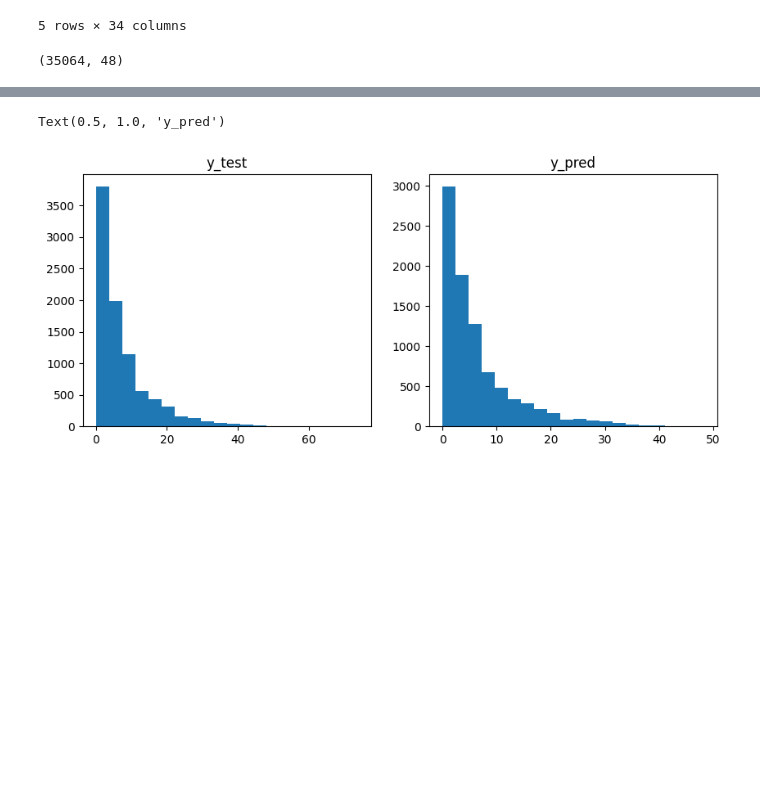
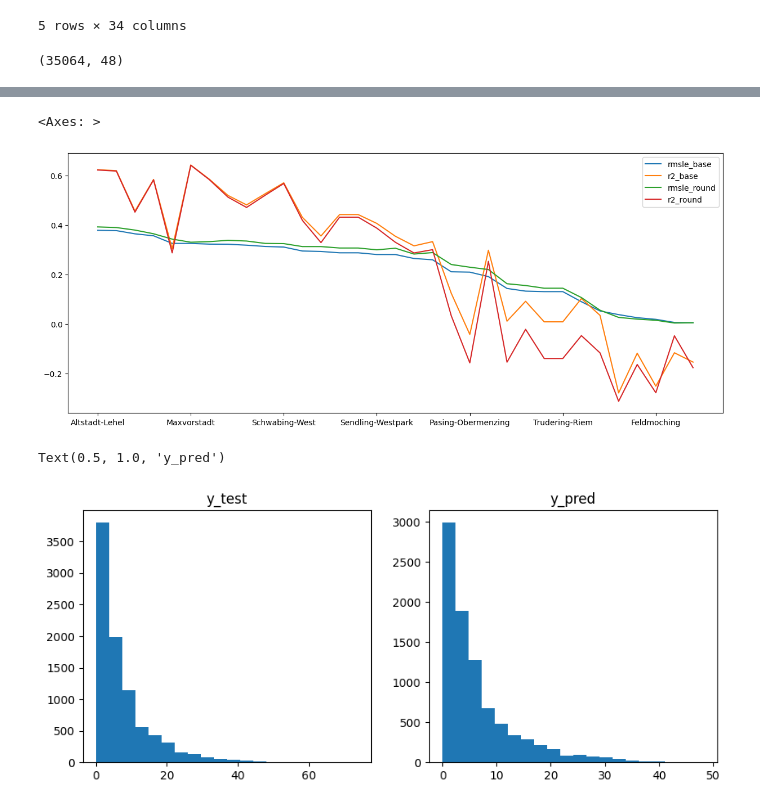
Before and after one commit to shoefer987/bike_sharing_demand, a Jupyter notebook: notebooks/shoefer987_xgboost.ipynb, the cells around one changed output, grey strips where cells are left out. Cells and saved outputs as stored; diff of their text form; code cells hidden in the pictures; blank space fills up the shorter version.

```diff
--- a/notebooks/shoefer987_xgboost.ipynb
+++ b/notebooks/shoefer987_xgboost.ipynb
@@ -126,0 +136,3 @@ pd.DataFrame({'mean score':district_score_means}, index=districts).sort_values(b
+# %%
+metrics_round = pd.DataFrame({'rmsle': districts_rmsle, 'r2': districts_r2}, index=districts).sort_values(by='rmsle', ascending=False)
+metrics_round
@@ -126,0 +157,2 @@ pd.DataFrame({'mean score':district_score_means}, index=districts).sort_values(b
+# %%
+merged_metrics = metrics_base.merge(metrics_round, left_index=True, right_index=True, suffixes=('_base', '_round'))
@@ -127,3 +179,8 @@ pd.DataFrame({'mean score':district_score_means}, index=districts).sort_values(b
+# %%
+merged_metrics.drop('Aubing-Lochhausen-Langwied', axis=0).plot(figsize=(15,6))
+# %% [output]
+<Axes: >
+[figure, added]
 # %%
 xgb_r = XGBRegressor(objective ='reg:squarederror',
                   n_estimators = 10, seed = 123)
```
Also changed, not shown: parts of 18 cells of this notebook.
